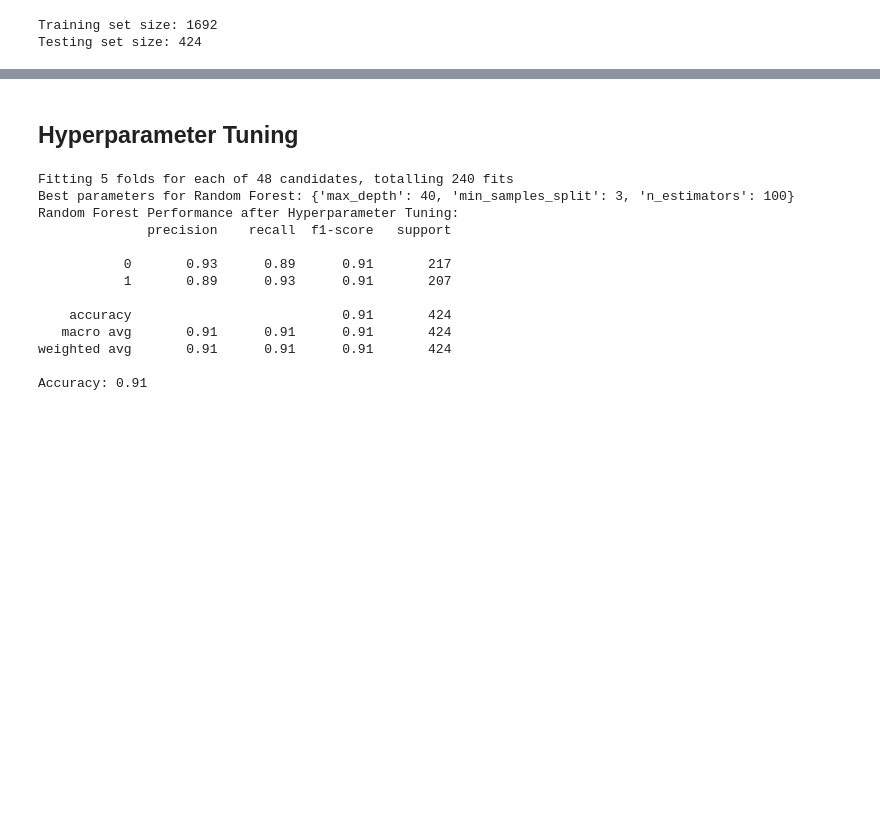
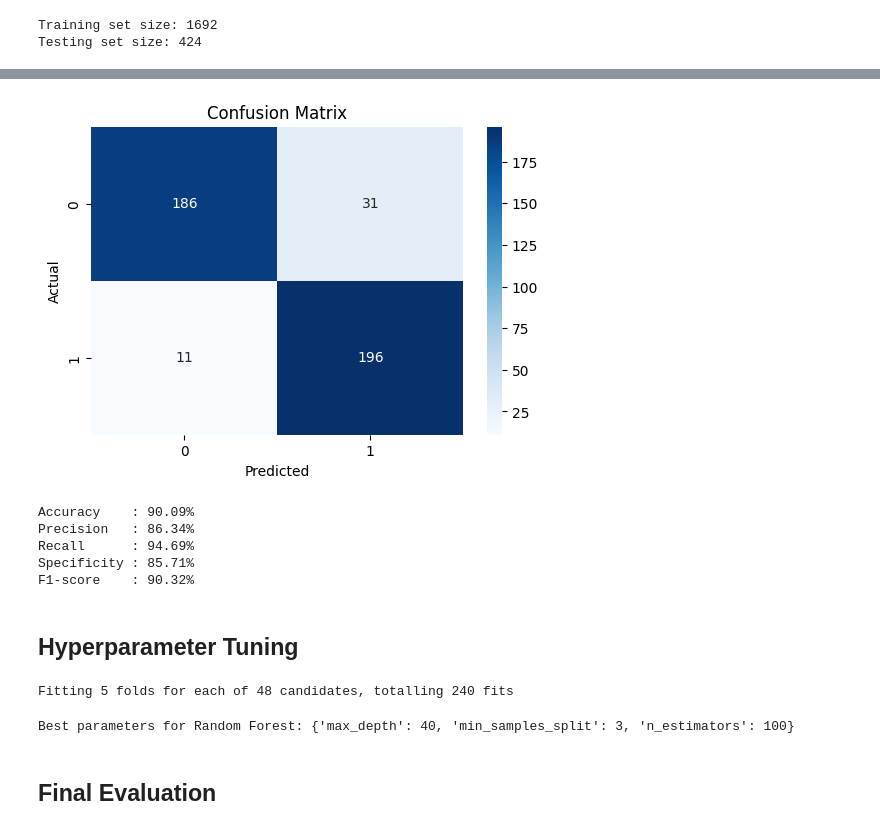
Before and after one commit to rydzze/Sentiment-Analysis-on-Hacker-Forums, a Jupyter notebook: rf.ipynb, the cells around one changed output, grey strips where cells are left out. Drawn from its saved outputs; the diff is of its cells as text; code cells hidden in the pictures; blank space fills up the shorter version.

```diff
--- a/rf.ipynb
+++ b/rf.ipynb
@@ -144,0 +131,23 @@ Accuracy: 0.90
+# %%
+def calculate_metrics(y_true, y_pred, conf_matrix):
+    tn, fp, _, _ = conf_matrix.ravel()
+
+    accuracy = accuracy_score(y_true, y_pred)
+    precision = precision_score(y_true, y_pred)
+    recall = recall_score(y_true, y_pred)
+    specificity = tn / (tn + fp)
+    f1 = f1_score(y_true, y_pred)
+
+    metrics = {
+        "Accuracy": accuracy,
+        "Precision": precision,
+        "Recall": recall,
+        "Specificity": specificity,
+        "F1-score": f1
+    }
+
+    return metrics
+
+def display_metrics(metrics):
+    for metric_name, metric_value in metrics.items():
+        print(f"{metric_name.ljust(12)}: {metric_value * 100:.2f}%")
@@ -145,3 +170,23 @@ Accuracy: 0.90
+# %%
+conf_matrix_test = confusion_matrix(y_test, rf_pred)
+
+plt.figure(figsize=(6, 4))
+sns.heatmap(conf_matrix_test, annot=True, fmt='d', cmap='Blues',
+            xticklabels=rf.classes_, yticklabels=rf.classes_)
+plt.xlabel('Predicted')
+plt.ylabel('Actual')
+plt.title('Confusion Matrix')
+plt.show()
+
+metrics_test = calculate_metrics(y_test, rf_pred, conf_matrix_test)
+display_metrics(metrics_test)
+# %% [output]
+[figure, added]
+Accuracy    : 90.09%
+Precision   : 86.34%
+Recall      : 94.69%
+Specificity : 85.71%
+F1-score    : 90.32%
 # %% [markdown]
 ## **Hyperparameter Tuning**
 # %%
@@ -157,23 +202,11 @@ rf_grid_search = GridSearchCV(estimator=rf, param_grid=rf_param_grid, cv=5, n_jo
 rf_grid_search.fit(X_train, y_train)
 
 print(f"Best parameters for Random Forest: {rf_grid_search.best_params_}")
-best_rf_model = rf_grid_search.best_estimator_
+tuned_rf = rf_grid_search.best_estimator_
 
-tuned_rf_pred = best_rf_model.predict(X_test)
-print("Random Forest Performance after Hyperparameter Tuning:")
-print(classification_report(y_test, tuned_rf_pred))
-print(f"Accuracy: {accuracy_score(y_test, tuned_rf_pred):.2f}")
+tuned_rf_pred = tuned_rf.predict(X_test)
 # %% [output]
 Fitting 5 folds for each of 48 candidates, totalling 240 fits
-Best parameters for Random Forest: {'max_depth': 40, 'min_samples_split': 3, 'n_estimators': 100}
-Random Forest Performance after Hyperparameter Tuning:
-              precision    recall  f1-score   support
-
-           0       0.93      0.89      0.91       217
-           1       0.89      0.93      0.91       207
-
-    accuracy                           0.91       424
-   macro avg       0.91      0.91      0.91       424
-weighted avg       0.91      0.91      0.91       424
-
-Accuracy: 0.91
+Best parameters for Random Forest: {'max_depth': 40, 'min_samples_split': 3, 'n_estimators': 100}
+# %% [markdown]
+## **Final Evaluation**
```
Also changed, not shown: parts of 6 cells of this notebook, 3 other files.
